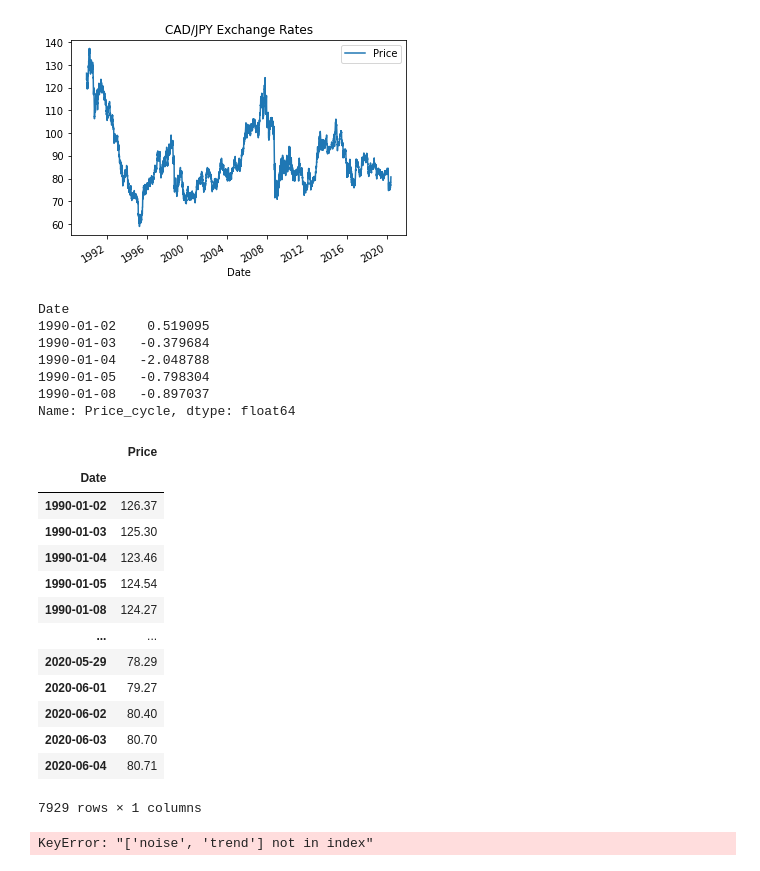
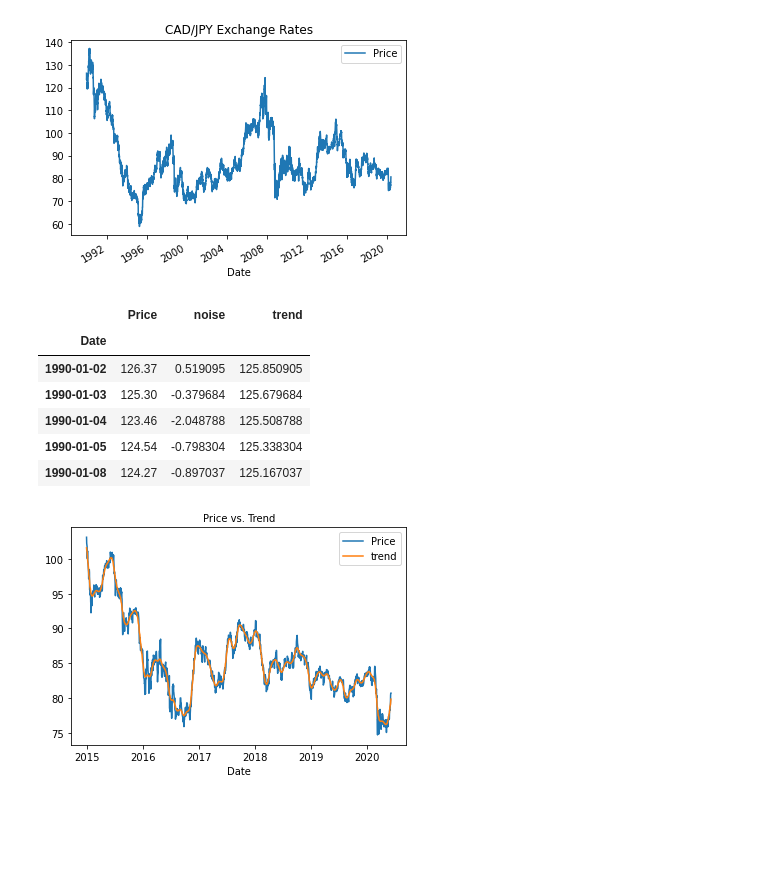
Before and after one commit to roshp1/time-series-analysis, a Jupyter notebook: time_series_analysis.ipynb, the cells around one changed output. Cells and saved outputs as stored; diff of their text form; code cells hidden in the pictures; blank space fills up the shorter version.

```diff
--- a/time_series_analysis.ipynb
+++ b/time_series_analysis.ipynb
@@ -60,35 +56,31 @@ import statsmodels.api as sm
 noise, trend = sm.tsa.filters.hpfilter(cad_jpy_df['Price'])
 # %%
 # Create a dataframe of just the exchange rate price, and add columns for "noise" and "trend" series from above:
-noise.head()
+new_df = cad_jpy_df[["Price"]].copy()
+new_df["noise"] = noise
+new_df["trend"] = trend
+new_df.head()
 # %% [output]
-Date
-1990-01-02    0.519095
-1990-01-03   -0.379684
-1990-01-04   -2.048788
-1990-01-05   -0.798304
-1990-01-08   -0.897037
-Name: Price_cycle, dtype: float64
+|  | Price | noise | trend |
+| Date |  |  |  |
+| 1990-01-02 | 126.37 | 0.519095 | 125.850905 |
+| 1990-01-03 | 125.30 | -0.379684 | 125.679684 |
+| 1990-01-04 | 123.46 | -2.048788 | 125.508788 |
+| 1990-01-05 | 124.54 | -0.798304 | 125.338304 |
+| 1990-01-08 | 124.27 | -0.897037 | 125.167037 |
 # %%
-cad_jpy_df = cad_jpy_df.drop(columns=['Open','High','Low'])
-cad_jpy_df
+# Plot the Exchange Rate Price vs. the Trend for 2015 to the present
+import matplotlib.pyplot as plt
+new_df_2015 = new_df.loc['2015':]
+plt.plot(new_df_2015['Price'])
+plt.plot(new_df_2015['trend'])
+plt.xlabel("Date",size=10)
+plt.title("Price vs. Trend", size=10)
+plt.legend(["Price", "trend"])
+plt.show()
 # %% [output]
-|  | Price |
-| Date |  |
-| 1990-01-02 | 126.37 |
-| 1990-01-03 | 125.30 |
-| 1990-01-04 | 123.46 |
-| 1990-01-05 | 124.54 |
-| 1990-01-08 | 124.27 |
-| ... | ... |
-| 2020-05-29 | 78.29 |
-| 2020-06-01 | 79.27 |
-| 2020-06-02 | 80.40 |
-| 2020-06-03 | 80.70 |
-| 2020-06-04 | 80.71 |
-7929 rows × 1 columns
+[figure, added]
 # %%
-add_columns = cad_jpy_df[["Price","noise","trend"]]
-new_df = add_columns.copy()
+# Question: Do you see any patterns, long-term and/or short?
+# Answer: Over the short-term, there is a downward trend from 2015 to late 2016. Over the long-term, (cont'd)
+# there is a downward trend from 2015 to mid 2020.
-# %% [output]
-KeyError: "['noise', 'trend'] not in index"
```
Also changed, not shown: parts of 25 cells of this notebook.
